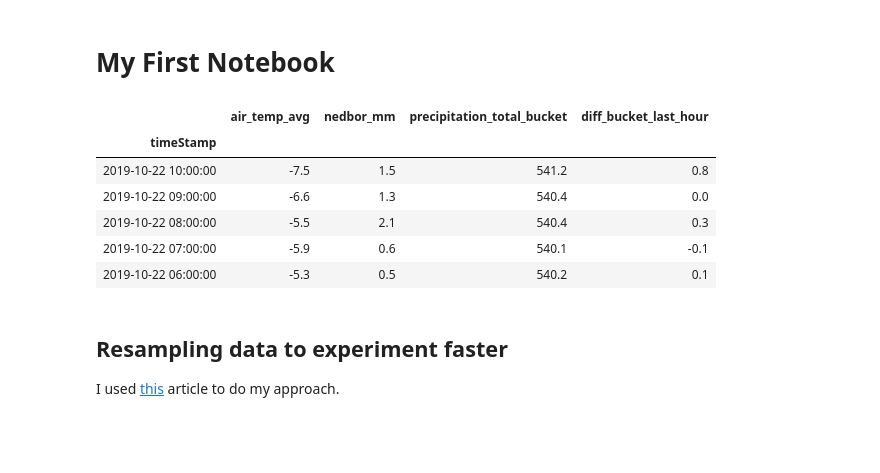
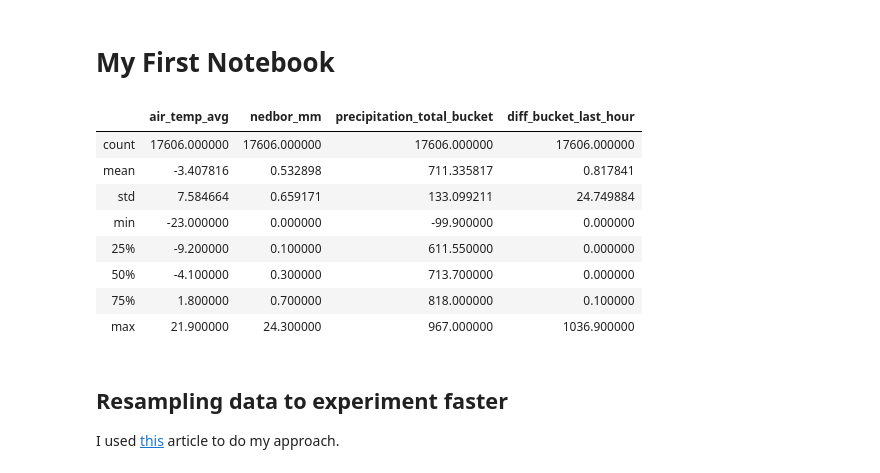
Before and after one commit to agaspaas/cryofig, a Jupyter notebook: Analysis.ipynb, the cells around one changed output. Cells and saved outputs as stored; diff of their text form; code cells hidden in the pictures; blank space fills up the shorter version.

```diff
--- a/Analysis.ipynb
+++ b/Analysis.ipynb
@@ -7,15 +7,18 @@ import numpy as np
 # %%
 klima_gj = pd.read_csv("klima_gj_time.csv", sep=";", decimal = ",", parse_dates=['timeStamp'], index_col="timeStamp")
 # %%
-klima_gj.head(5)
+klima_gj.tail(5)
+klima_gj.describe()
 # %% [output]
 |  | air_temp_avg | nedbor_mm | precipitation_total_bucket | diff_bucket_last_hour |
-| timeStamp |  |  |  |  |
-| 2019-10-22 10:00:00 | -7.5 | 1.5 | 541.2 | 0.8 |
-| 2019-10-22 09:00:00 | -6.6 | 1.3 | 540.4 | 0.0 |
-| 2019-10-22 08:00:00 | -5.5 | 2.1 | 540.4 | 0.3 |
-| 2019-10-22 07:00:00 | -5.9 | 0.6 | 540.1 | -0.1 |
-| 2019-10-22 06:00:00 | -5.3 | 0.5 | 540.2 | 0.1 |
+| count | 17606.000000 | 17606.000000 | 17606.000000 | 17606.000000 |
+| mean | -3.407816 | 0.532898 | 711.335817 | 0.817841 |
+| std | 7.584664 | 0.659171 | 133.099211 | 24.749884 |
+| min | -23.000000 | 0.000000 | -99.900000 | 0.000000 |
+| 25% | -9.200000 | 0.100000 | 611.550000 | 0.000000 |
+| 50% | -4.100000 | 0.300000 | 713.700000 | 0.000000 |
+| 75% | 1.800000 | 0.700000 | 818.000000 | 0.100000 |
+| max | 21.900000 | 24.300000 | 967.000000 | 1036.900000 |
 # %% [markdown]
 ## Resampling data to experiment faster
 
```
Also changed, not shown: parts of 10 cells of this notebook.
